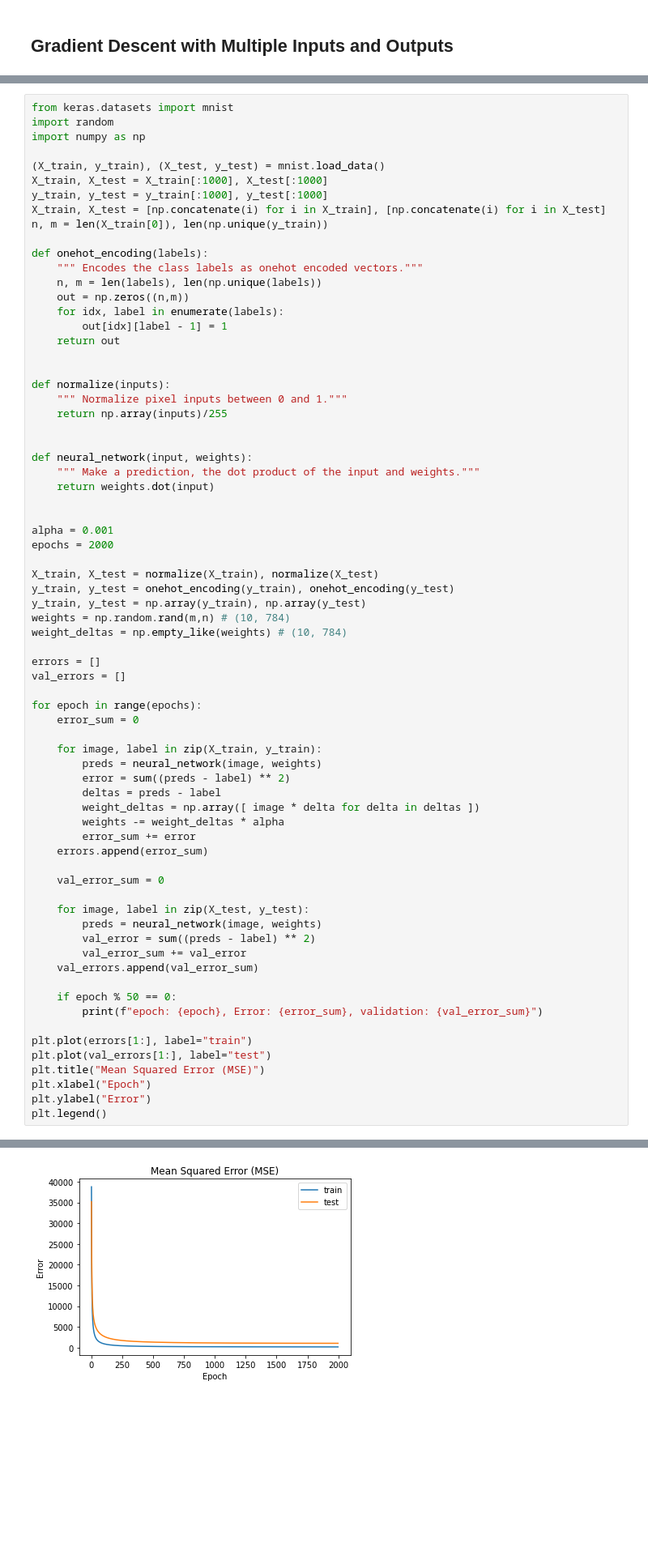
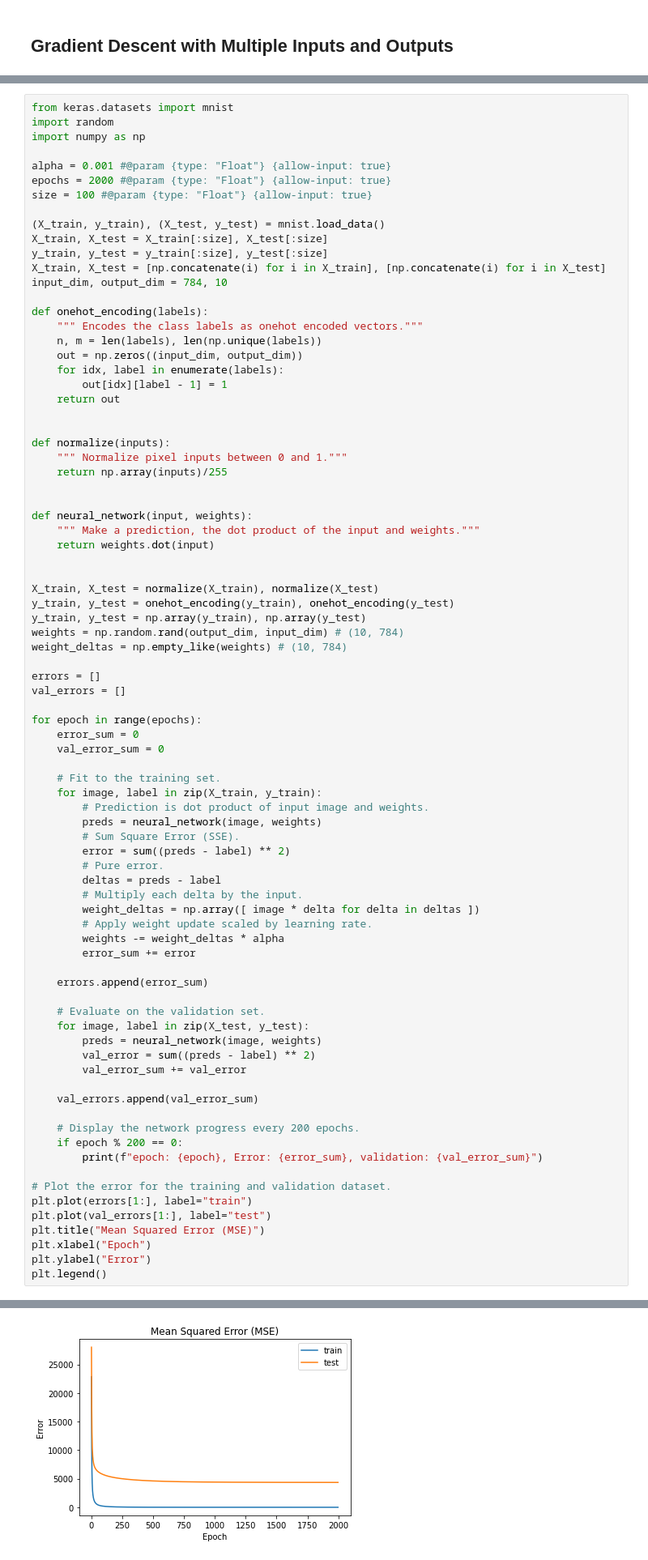
Before and after one commit to woodRock/grokking-deep-learning, a Jupyter notebook: chapter_5_generalizing_gradient_descent.ipynb, the cells around one changed output, grey strips where cells are left out. Shown at 81% size. Cells and saved outputs as stored; diff of their text form; blank space fills up the shorter version.

```diff
--- a/chapter_5_generalizing_gradient_descent.ipynb
+++ b/chapter_5_generalizing_gradient_descent.ipynb
@@ -434,16 +755,20 @@ from keras.datasets import mnist
 import random
 import numpy as np
 
+alpha = 0.001 #@param {type: "Float"} {allow-input: true}
+epochs = 2000 #@param {type: "Float"} {allow-input: true}
+size = 100 #@param {type: "Float"} {allow-input: true}
+
 (X_train, y_train), (X_test, y_test) = mnist.load_data()
-X_train, X_test = X_train[:1000], X_test[:1000]
-y_train, y_test = y_train[:1000], y_test[:1000]
+X_train, X_test = X_train[:size], X_test[:size]
+y_train, y_test = y_train[:size], y_test[:size]
 X_train, X_test = [np.concatenate(i) for i in X_train], [np.concatenate(i) for i in X_test]
-n, m = len(X_train[0]), len(np.unique(y_train))
+input_dim, output_dim = 784, 10
 
 def onehot_encoding(labels):
     """ Encodes the class labels as onehot encoded vectors."""
     n, m = len(labels), len(np.unique(labels))
-    out = np.zeros((n,m))
+    out = np.zeros((input_dim, output_dim))
     for idx, label in enumerate(labels):
         out[idx][label - 1] = 1
     return out
@@ -459,13 +784,10 @@ def neural_network(input, weights):
     return weights.dot(input)
 
 
-alpha = 0.001
-epochs = 2000
-
 X_train, X_test = normalize(X_train), normalize(X_test)
 y_train, y_test = onehot_encoding(y_train), onehot_encoding(y_test)
 y_train, y_test = np.array(y_train), np.array(y_test)
-weights = np.random.rand(m,n) # (10, 784)
+weights = np.random.rand(output_dim, input_dim) # (10, 784)
 weight_deltas = np.empty_like(weights) # (10, 784)
 
 errors = []
@@ -473,27 +795,37 @@ val_errors = []
 
 for epoch in range(epochs):
     error_sum = 0
+    val_error_sum = 0
 
+    # Fit to the training set.
     for image, label in zip(X_train, y_train):
+        # Prediction is dot product of input image and weights.
         preds = neural_network(image, weights)
+        # Sum Square Error (SSE).
         error = sum((preds - label) ** 2)
+        # Pure error.
         deltas = preds - label
+        # Multiply each delta by the input.
         weight_deltas = np.array([ image * delta for delta in deltas ])
+        # Apply weight update scaled by learning rate.
         weights -= weight_deltas * alpha
         error_sum += error
+
     errors.append(error_sum)
 
-    val_error_sum = 0
-
+    # Evaluate on the validation set.
     for image, label in zip(X_test, y_test):
         preds = neural_network(image, weights)
         val_error = sum((preds - label) ** 2)
         val_error_sum += val_error
+
     val_errors.append(val_error_sum)
 
-    if epoch % 50 == 0:
+    # Display the network progress every 200 epochs.
+    if epoch % 200 == 0:
         print(f"epoch: {epoch}, Error: {error_sum}, validation: {val_error_sum}")
 
+# Plot the error for the training and validation dataset.
 plt.plot(errors[1:], label="train")
 plt.plot(val_errors[1:], label="test")
 plt.title("Mean Squared Error (MSE)")
@@ -521,2 +846,2 @@ epoch: 1950, Error: 190.81851677996926, validation: 1062.189892019076
 <matplotlib.legend.Legend at 0x...>
-[figure, old version]
+[figure, new version]
```
Also changed, not shown: parts of 19 cells of this notebook.
